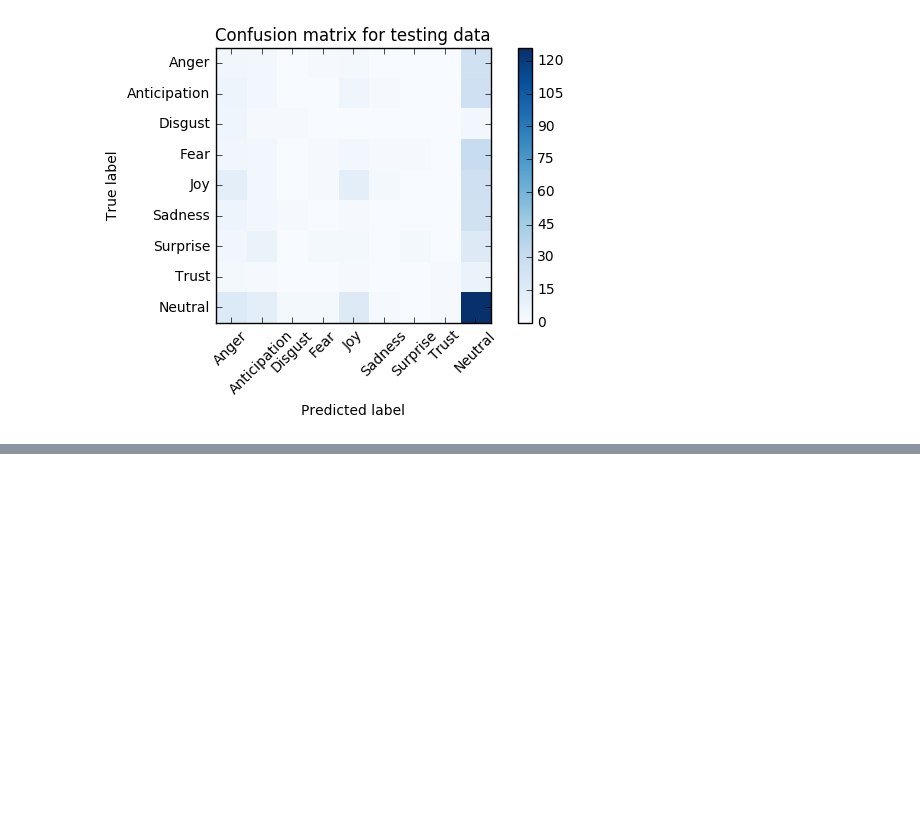
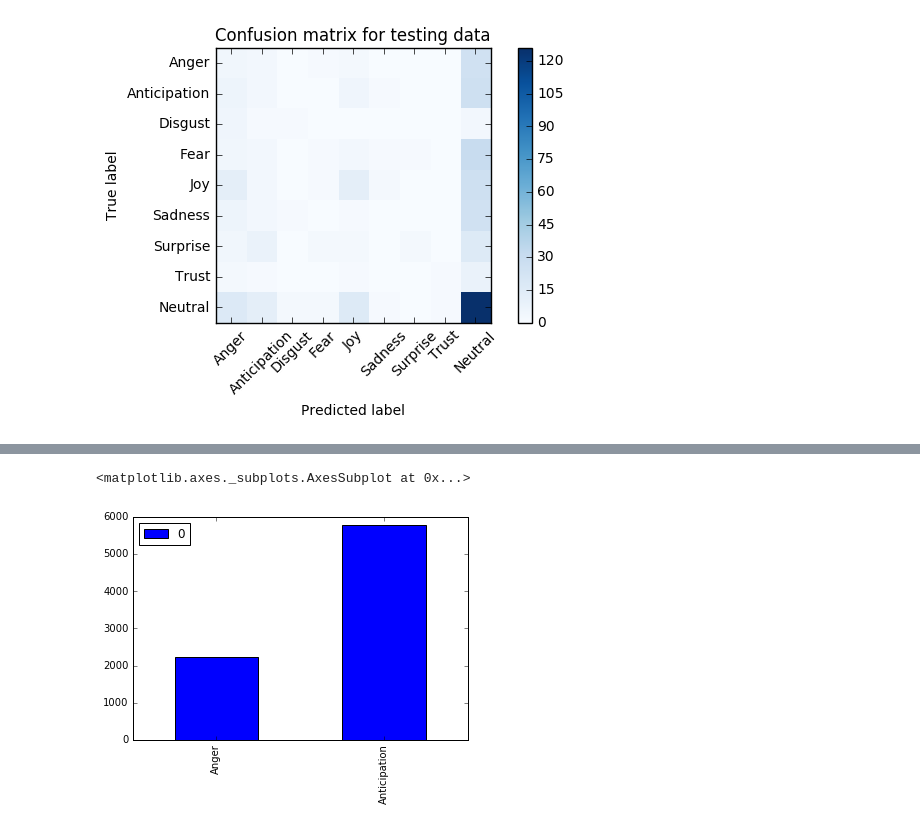
Before and after one commit to meryemmhamdi1/GMR_ADA_Project, a Jupyter notebook: Notebooks/II. Polarity and Emotion Recognition/7. Semi-Supervised Fine-Grained Emotion Recognition Approach.ipynb, the cells around one changed output, grey strips where cells are left out. Cells and saved outputs as stored; diff of their text form; code cells hidden in the pictures; blank space fills up the shorter version.

```diff
--- a/Notebooks/II. Polarity and Emotion Recognition/7. Semi-Supervised Fine-Grained Emotion Recognition Approach.ipynb
+++ b/Notebooks/II. Polarity and Emotion Recognition/7. Semi-Supervised Fine-Grained Emotion Recognition Approach.ipynb
@@ -575,0 +550,12 @@ df.plot(kind='bar')
+# %%
+resultUnannotatedTweets = rbf_svc.predict(UnAnnotatedTweets)
+resultUnannotatedTweets_df = pd.DataFrame()
+resultUnannotatedTweets_df['Emotion_Id'] = resultUnannotatedTweets
+
+resultUnannotatedTweets_df['Emotion'] = [emo_dict[emotion_id] for emotion_id in resultUnannotatedTweets_df['Emotion_Id'] ]
+frequency = Counter(resultUnannotatedTweets_df['Emotion'])
+df = pd.DataFrame.from_dict(frequency, orient='index')
+df.plot(kind='bar')
+# %% [output]
+<matplotlib.axes._subplots.AxesSubplot at 0x...>
+[figure, added]
```
Also changed, not shown: parts of 63 cells of this notebook, 3 other files.
